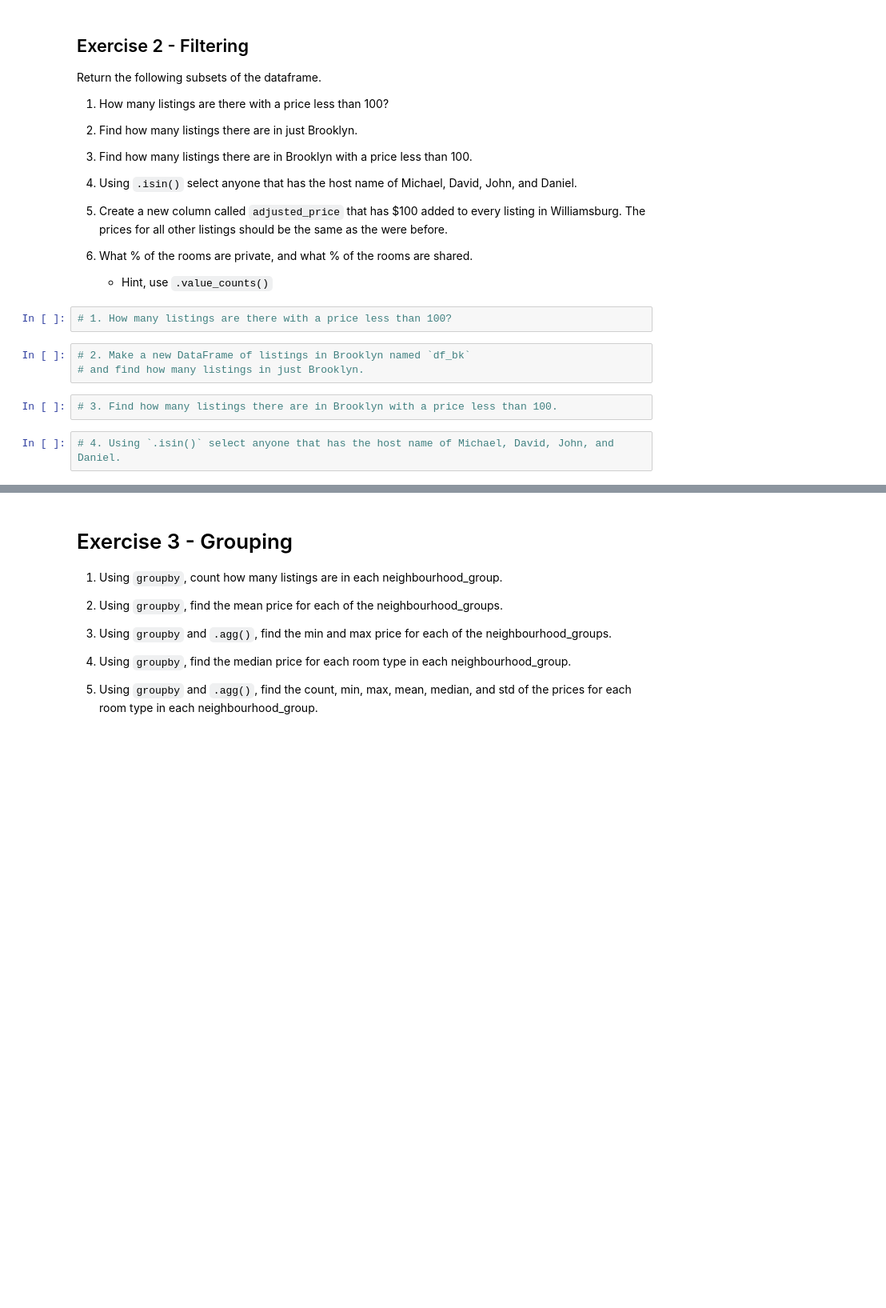
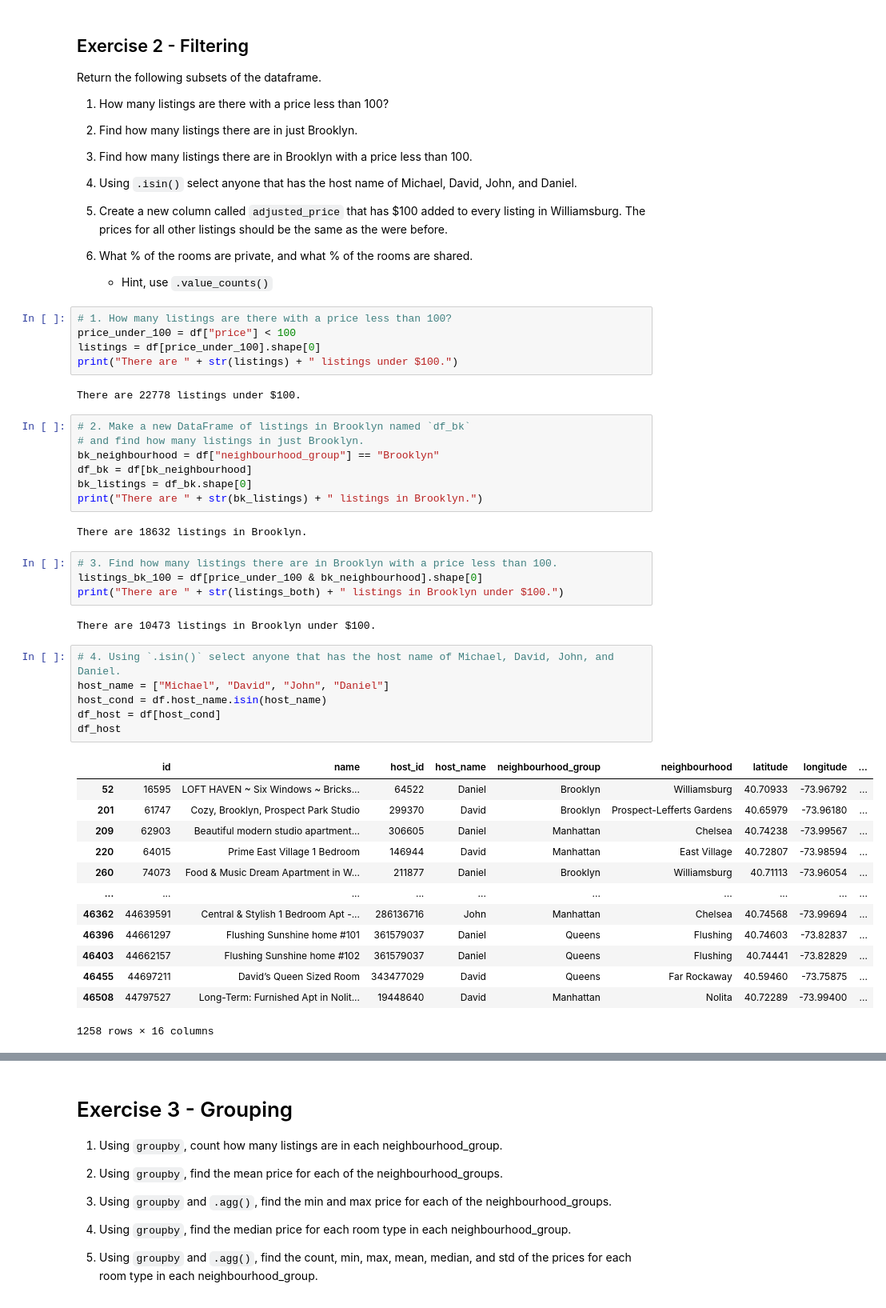
Before and after one commit to xheiterolli/2021-fall-data-science, a Jupyter notebook: Week-01-Pandas/Exercise.ipynb, the cells around one changed output, grey strips where cells are left out. Shown: that part at 80% size. Cells and saved outputs as stored; diff of their text form; blank space fills up the shorter version.

```diff
--- a/Week-01-Pandas/Exercise.ipynb
+++ b/Week-01-Pandas/Exercise.ipynb
@@ -52,13 +48,46 @@ Return the following subsets of the dataframe.
     * Hint, use `.value_counts()`
 # %%
 # 1. How many listings are there with a price less than 100?
+price_under_100 = df["price"] < 100
+listings = df[price_under_100].shape[0]
+print("There are " + str(listings) + " listings under $100.")
+# %% [output]
+There are 22778 listings under $100.
 # %%
 # 2. Make a new DataFrame of listings in Brooklyn named `df_bk`
 # and find how many listings in just Brooklyn.
+bk_neighbourhood = df["neighbourhood_group"] == "Brooklyn"
+df_bk = df[bk_neighbourhood]
+bk_listings = df_bk.shape[0]
+print("There are " + str(bk_listings) + " listings in Brooklyn.")
+# %% [output]
+There are 18632 listings in Brooklyn.
 # %%
 # 3. Find how many listings there are in Brooklyn with a price less than 100.
+listings_bk_100 = df[price_under_100 & bk_neighbourhood].shape[0]
+print("There are " + str(listings_both) + " listings in Brooklyn under $100.")
+# %% [output]
+There are 10473 listings in Brooklyn under $100.
 # %%
 # 4. Using `.isin()` select anyone that has the host name of Michael, David, John, and Daniel.
+host_name = ["Michael", "David", "John", "Daniel"]
+host_cond = df.host_name.isin(host_name)
+df_host = df[host_cond]
+df_host
+# %% [output]
+|  | id | name | host_id | host_name | neighbourhood_group | neighbourhood | latitude | longitude | ... |
+| 52 | 16595 | LOFT HAVEN ~ Six Windows ~ Bricks... | 64522 | Daniel | Brooklyn | Williamsburg | 40.70933 | -73.96792 | ... |
+| 201 | 61747 | Cozy, Brooklyn, Prospect Park Studio | 299370 | David | Brooklyn | Prospect-Lefferts Gardens | 40.65979 | -73.96180 | ... |
+| 209 | 62903 | Beautiful modern studio apartment... | 306605 | Daniel | Manhattan | Chelsea | 40.74238 | -73.99567 | ... |
+| 220 | 64015 | Prime East Village 1 Bedroom | 146944 | David | Manhattan | East Village | 40.72807 | -73.98594 | ... |
+| 260 | 74073 | Food & Music Dream Apartment in W... | 211877 | Daniel | Brooklyn | Williamsburg | 40.71113 | -73.96054 | ... |
+| ... | ... | ... | ... | ... | ... | ... | ... | ... | ... |
+| 46362 | 44639591 | Central & Stylish 1 Bedroom Apt -... | 286136716 | John | Manhattan | Chelsea | 40.74568 | -73.99694 | ... |
+| 46396 | 44661297 | Flushing Sunshine home #101 | 361579037 | Daniel | Queens | Flushing | 40.74603 | -73.82837 | ... |
+| 46403 | 44662157 | Flushing Sunshine home #102 | 361579037 | Daniel | Queens | Flushing | 40.74441 | -73.82829 | ... |
+| 46455 | 44697211 | David’s Queen Sized Room | 343477029 | David | Queens | Far Rockaway | 40.59460 | -73.75875 | ... |
+| 46508 | 44797527 | Long-Term: Furnished Apt in Nolit... | 19448640 | David | Manhattan | Nolita | 40.72289 | -73.99400 | ... |
+1258 rows × 16 columns
 # %%
 # 5. Create a new column called `adjusted_price` that has $100 added to every listing in Williamsburg.
 # The prices for all other listings should be the same as the were before.
```
Also changed, not shown: parts of 15 cells of this notebook, 2 other files.
